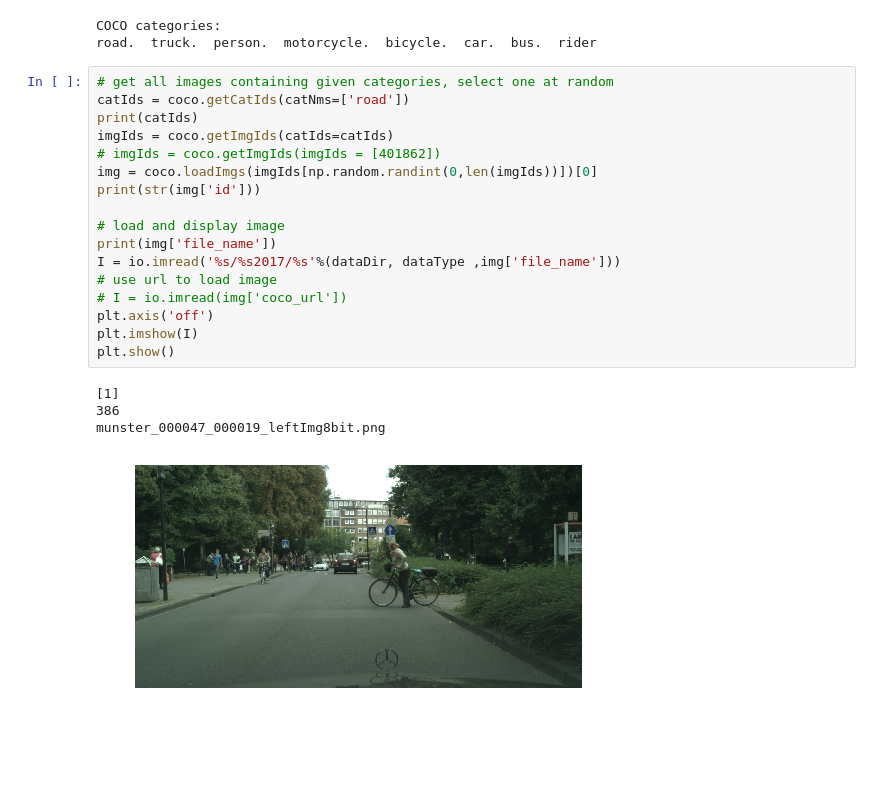
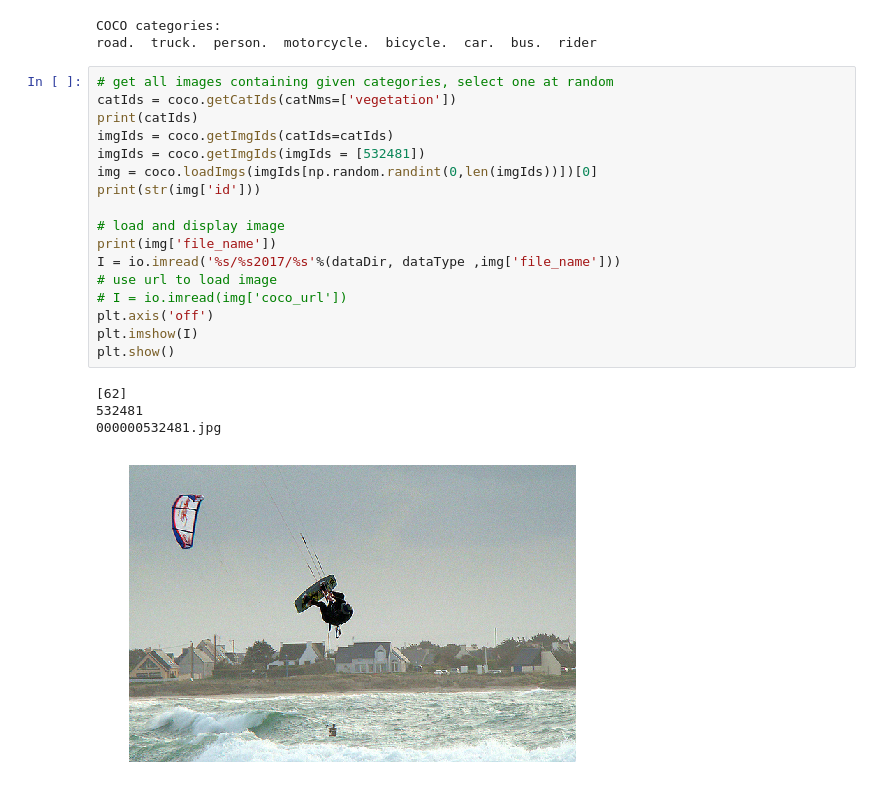
Before and after one commit to pesong/gaussian_data_api, a Jupyter notebook: convert_to_gaussian/merged_gaussian_demo.ipynb, the cells around one changed output. Saved outputs shown, nothing was run; the diff lists cells and outputs as text; blank space fills up the shorter version.

```diff
--- a/convert_to_gaussian/merged_gaussian_demo.ipynb
+++ b/convert_to_gaussian/merged_gaussian_demo.ipynb
@@ -31,26 +34,26 @@ COCO categories:
 road.  truck.  person.  motorcycle.  bicycle.  car.  bus.  rider
 # %%
 # get all images containing given categories, select one at random
-catIds = coco.getCatIds(catNms=['road'])
+catIds = coco.getCatIds(catNms=['vegetation'])
 print(catIds)
 imgIds = coco.getImgIds(catIds=catIds)
-# imgIds = coco.getImgIds(imgIds = [401862])
+imgIds = coco.getImgIds(imgIds = [532481])
 img = coco.loadImgs(imgIds[np.random.randint(0,len(imgIds))])[0]
 print(str(img['id']))
 
 # load and display image
 print(img['file_name'])
 I = io.imread('%s/%s2017/%s'%(dataDir, dataType ,img['file_name']))
 # use url to load image
 # I = io.imread(img['coco_url'])
 plt.axis('off')
 plt.imshow(I)
 plt.show()
 # %% [output]
-[1]
-386
-munster_000047_000019_leftImg8bit.png
+[62]
+532481
+000000532481.jpg
-[figure, old version]
+[figure, new version]
 # %%
 # load and display instance annotations
 plt.imshow(I); plt.axis('off')
```
Also changed, not shown: parts of 6 cells of this notebook, 4 other files.
